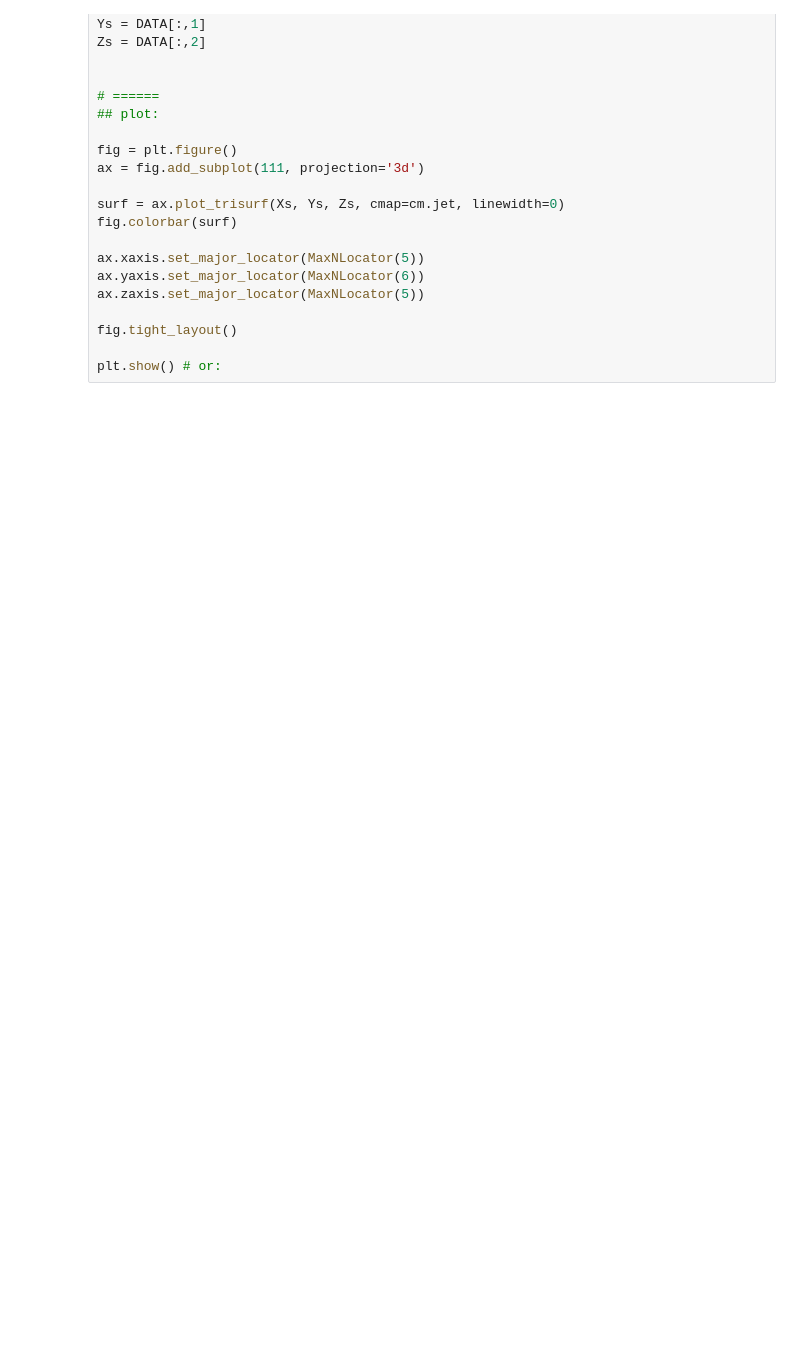
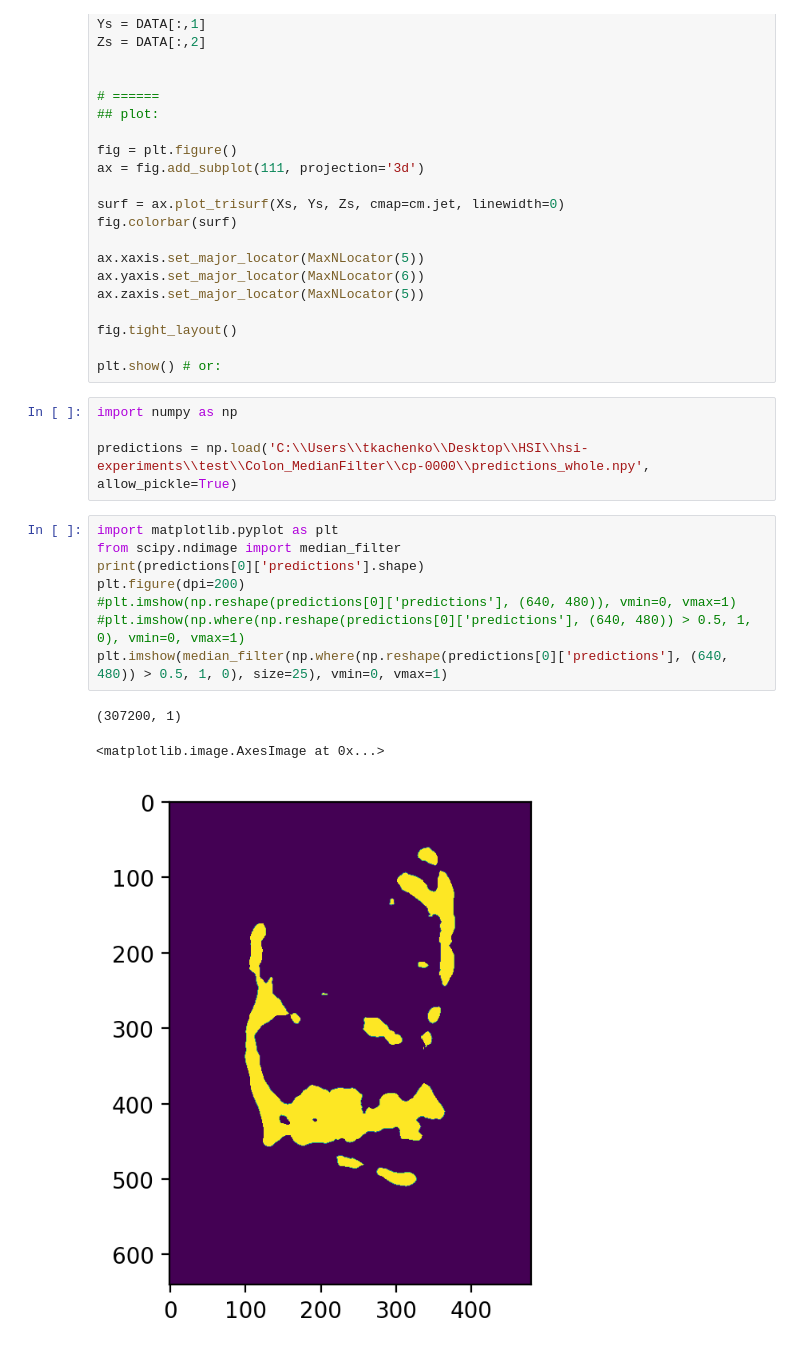
Before and after one commit to msokur/hsi-experiments, a Jupyter notebook: analyse.ipynb, the cells around one changed output. Drawn from its saved outputs; the diff is of its cells as text; blank space fills up the shorter version.

```diff
--- a/analyse.ipynb
+++ b/analyse.ipynb
@@ -264,3 +267,19 @@ ax.zaxis.set_major_locator(MaxNLocator(5))
 fig.tight_layout()
 
 plt.show() # or:
+# %%
+import numpy as np
+
+predictions = np.load('C:\\Users\\tkachenko\\Desktop\\HSI\\hsi-experiments\\test\\Colon_MedianFilter\\cp-0000\\predictions_whole.npy', allow_pickle=True)
+# %%
+import matplotlib.pyplot as plt
+from scipy.ndimage import median_filter
+print(predictions[0]['predictions'].shape)
+plt.figure(dpi=200)
+#plt.imshow(np.reshape(predictions[0]['predictions'], (640, 480)), vmin=0, vmax=1)
+#plt.imshow(np.where(np.reshape(predictions[0]['predictions'], (640, 480)) > 0.5, 1, 0), vmin=0, vmax=1)
+plt.imshow(median_filter(np.where(np.reshape(predictions[0]['predictions'], (640, 480)) > 0.5, 1, 0), size=25), vmin=0, vmax=1)
+# %% [output]
+(307200, 1)
+<matplotlib.image.AxesImage at 0x...>
+[figure, added]
```
Also changed, not shown: parts of 4 cells of this notebook, 1 other file.
